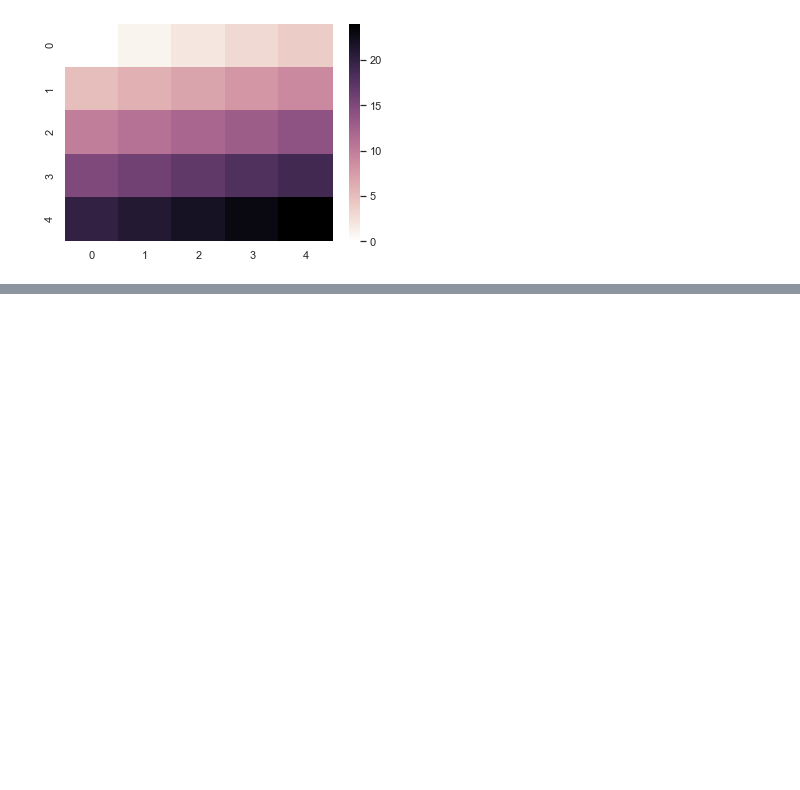
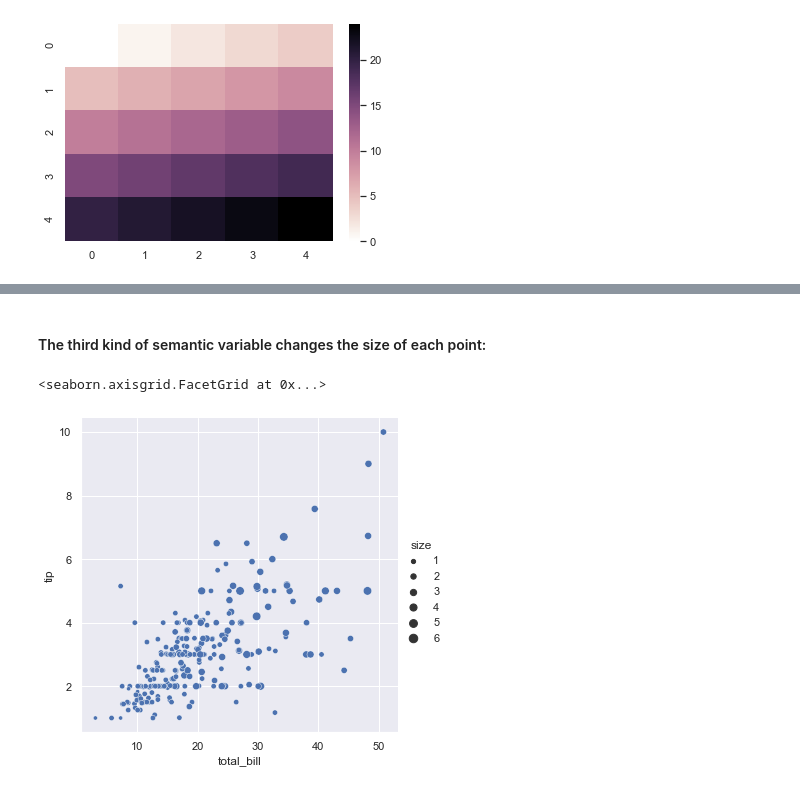
Before and after one commit to ashishkirtwed/Visualization-using-pytho-Seaborn-, a Jupyter notebook: Practice.ipynb, the cells around one changed output, grey strips where cells are left out. Drawn from its saved outputs; the diff is of its cells as text; code cells hidden in the pictures; blank space fills up the shorter version.

```diff
--- a/Practice.ipynb
+++ b/Practice.ipynb
@@ -149,0 +157,7 @@ sb.palplot(sb.color_palette("ch:2,r=.2,l=.6"))
+# %% [markdown]
+#### The third kind of semantic variable changes the size of each point:
+# %%
+sb.relplot(x="total_bill",y="tip",size="size",data=df)
+# %% [output]
+<seaborn.axisgrid.FacetGrid at 0x...>
+[figure, added]
```
Also changed, not shown: parts of 3 cells of this notebook.
